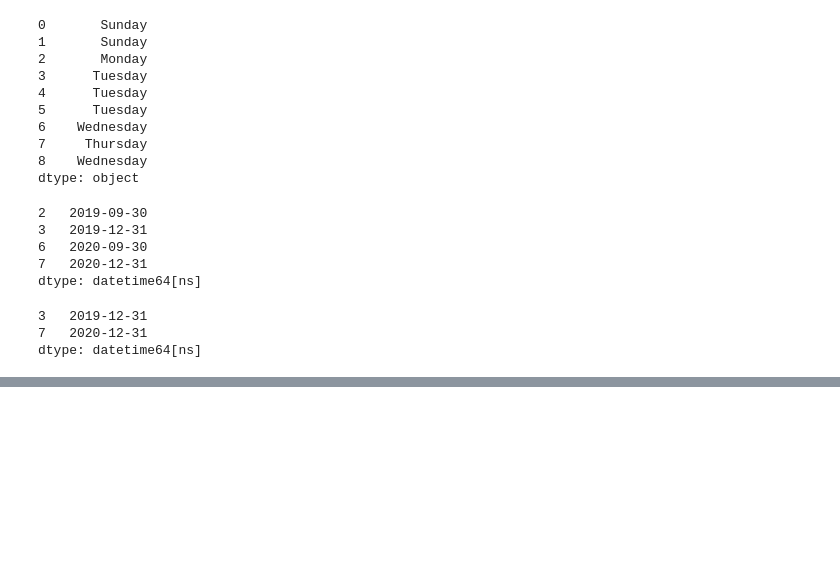
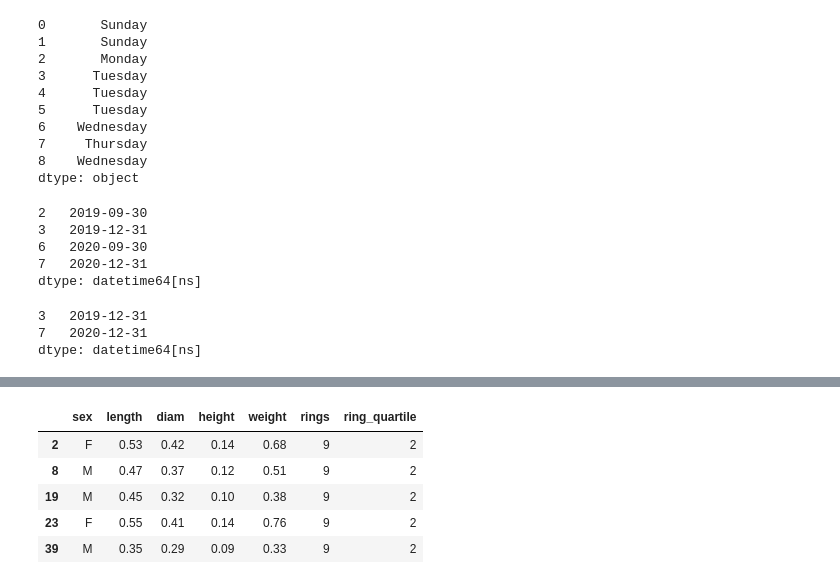
Before and after one commit to CalebF94/Practice-Code, a Jupyter notebook: Python/Python for Data Science/Pandas Tricks.ipynb, the cells around one changed output, grey strips where cells are left out. Saved outputs shown, nothing was run; the diff lists cells and outputs as text; code cells hidden in the pictures; blank space fills up the shorter version.

```diff
--- a/Python/Python for Data Science/Pandas Tricks.ipynb
+++ b/Python/Python for Data Science/Pandas Tricks.ipynb
@@ -182,0 +406,2 @@ dtype: datetime64[ns]
+# %%
+grouped = abalone.groupby('ring_quartile')
@@ -182,0 +448,10 @@ dtype: datetime64[ns]
+# %%
+# you can return a single group using the .get_group function
+grouped.get_group(2).head() # returns rows belonging to the 2nd quartile
+# %% [output]
+|  | sex | length | diam | height | weight | rings | ring_quartile |
+| 2 | F | 0.53 | 0.42 | 0.14 | 0.68 | 9 | 2 |
+| 8 | M | 0.47 | 0.37 | 0.12 | 0.51 | 9 | 2 |
+| 19 | M | 0.45 | 0.32 | 0.10 | 0.38 | 9 | 2 |
+| 23 | F | 0.55 | 0.41 | 0.14 | 0.76 | 9 | 2 |
+| 39 | M | 0.35 | 0.29 | 0.09 | 0.33 | 9 | 2 |
```
Also changed, not shown: parts of 45 cells of this notebook.
